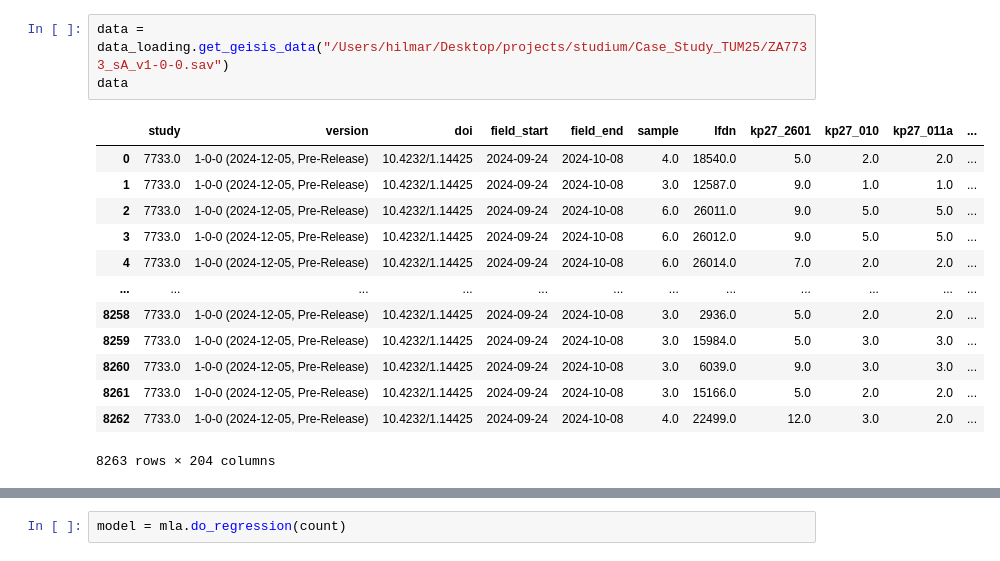
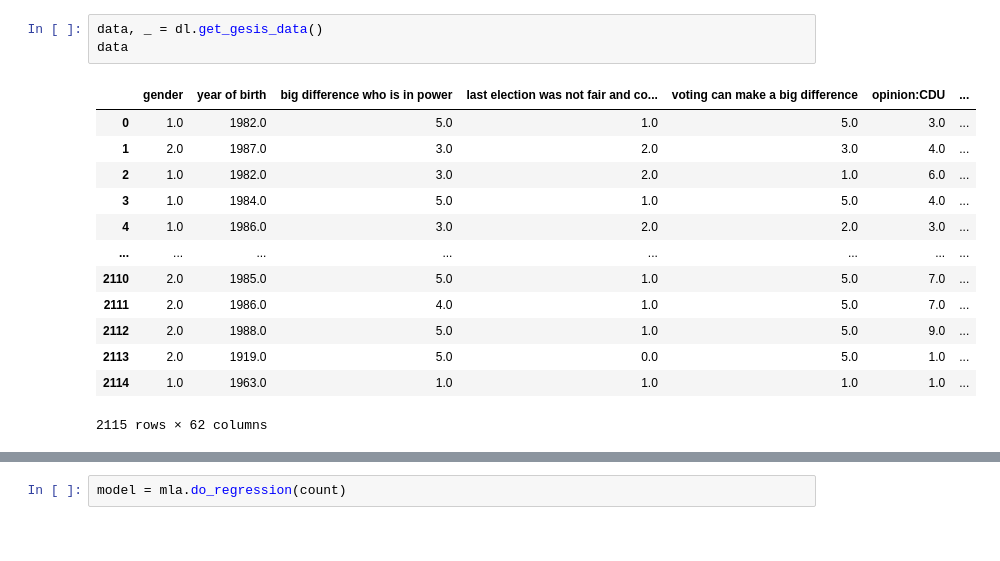
Before and after one commit to riccardoAli31/Case_Study_TUM25, a Jupyter notebook: test.ipynb, the cells around one changed output, grey strips where cells are left out. Saved outputs shown, nothing was run; the diff lists cells and outputs as text.

```diff
--- a/test.ipynb
+++ b/test.ipynb
@@ -9,20 +116,20 @@ from sklearn.preprocessing import PolynomialFeatures
 # %%
-data = data_loading.get_geisis_data("/Users/hilmar/Desktop/projects/studium/Case_Study_TUM25/ZA7733_sA_v1-0-0.sav")
+data, _ = dl.get_gesis_data()
 data
 # %% [output]
-|  | study | version | doi | field_start | field_end | sample | lfdn | kp27_2601 | kp27_010 | kp27_011a | ... |
-| 0 | 7733.0 | 1-0-0 (2024-12-05, Pre-Release) | 10.4232/1.14425 | 2024-09-24 | 2024-10-08 | 4.0 | 18540.0 | 5.0 | 2.0 | 2.0 | ... |
-| 1 | 7733.0 | 1-0-0 (2024-12-05, Pre-Release) | 10.4232/1.14425 | 2024-09-24 | 2024-10-08 | 3.0 | 12587.0 | 9.0 | 1.0 | 1.0 | ... |
-| 2 | 7733.0 | 1-0-0 (2024-12-05, Pre-Release) | 10.4232/1.14425 | 2024-09-24 | 2024-10-08 | 6.0 | 26011.0 | 9.0 | 5.0 | 5.0 | ... |
-| 3 | 7733.0 | 1-0-0 (2024-12-05, Pre-Release) | 10.4232/1.14425 | 2024-09-24 | 2024-10-08 | 6.0 | 26012.0 | 9.0 | 5.0 | 5.0 | ... |
-| 4 | 7733.0 | 1-0-0 (2024-12-05, Pre-Release) | 10.4232/1.14425 | 2024-09-24 | 2024-10-08 | 6.0 | 26014.0 | 7.0 | 2.0 | 2.0 | ... |
-| ... | ... | ... | ... | ... | ... | ... | ... | ... | ... | ... | ... |
-| 8258 | 7733.0 | 1-0-0 (2024-12-05, Pre-Release) | 10.4232/1.14425 | 2024-09-24 | 2024-10-08 | 3.0 | 2936.0 | 5.0 | 2.0 | 2.0 | ... |
-| 8259 | 7733.0 | 1-0-0 (2024-12-05, Pre-Release) | 10.4232/1.14425 | 2024-09-24 | 2024-10-08 | 3.0 | 15984.0 | 5.0 | 3.0 | 3.0 | ... |
-| 8260 | 7733.0 | 1-0-0 (2024-12-05, Pre-Release) | 10.4232/1.14425 | 2024-09-24 | 2024-10-08 | 3.0 | 6039.0 | 9.0 | 3.0 | 3.0 | ... |
-| 8261 | 7733.0 | 1-0-0 (2024-12-05, Pre-Release) | 10.4232/1.14425 | 2024-09-24 | 2024-10-08 | 3.0 | 15166.0 | 5.0 | 2.0 | 2.0 | ... |
-| 8262 | 7733.0 | 1-0-0 (2024-12-05, Pre-Release) | 10.4232/1.14425 | 2024-09-24 | 2024-10-08 | 4.0 | 22499.0 | 12.0 | 3.0 | 2.0 | ... |
+|  | gender | year of birth | big difference who is in power | last election was not fair and co... | voting can make a big difference | opinion:CDU | ... |
+| 0 | 1.0 | 1982.0 | 5.0 | 1.0 | 5.0 | 3.0 | ... |
+| 1 | 2.0 | 1987.0 | 3.0 | 2.0 | 3.0 | 4.0 | ... |
+| 2 | 1.0 | 1982.0 | 3.0 | 2.0 | 1.0 | 6.0 | ... |
+| 3 | 1.0 | 1984.0 | 5.0 | 1.0 | 5.0 | 4.0 | ... |
+| 4 | 1.0 | 1986.0 | 3.0 | 2.0 | 2.0 | 3.0 | ... |
+| ... | ... | ... | ... | ... | ... | ... | ... |
+| 2110 | 2.0 | 1985.0 | 5.0 | 1.0 | 5.0 | 7.0 | ... |
+| 2111 | 2.0 | 1986.0 | 4.0 | 1.0 | 5.0 | 7.0 | ... |
+| 2112 | 2.0 | 1988.0 | 5.0 | 1.0 | 5.0 | 9.0 | ... |
+| 2113 | 2.0 | 1919.0 | 5.0 | 0.0 | 5.0 | 1.0 | ... |
+| 2114 | 1.0 | 1963.0 | 1.0 | 1.0 | 1.0 | 1.0 | ... |
-8263 rows × 204 columns
+2115 rows × 62 columns
 # %%
 policies = {"mandatory_service_army": "kp27_2880cz", "economy": "kp27_2880g"}
 df, count = mla.preprocess_gesis(data, policies.values(), policies.keys())
```
Also changed, not shown: parts of 10 cells of this notebook, 2 other files.
